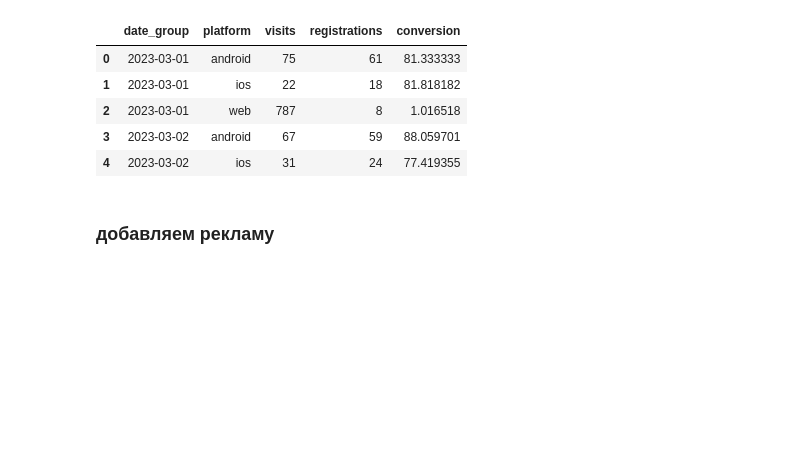
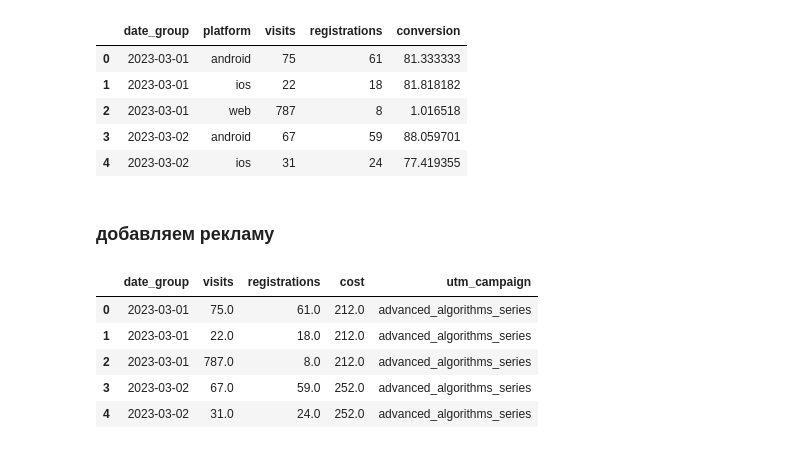
Before and after one commit to flinnhale/data-analytics-project-100, a Jupyter notebook: project-100.ipynb, the cells around one changed output. Drawn from its saved outputs; the diff is of its cells as text; code cells hidden in the pictures; blank space fills up the shorter version.

Commit message:
add ads.csv and ads.json | update notebook

```diff
--- a/project-100.ipynb
+++ b/project-100.ipynb
@@ -153,3 +153,42 @@ final_df.head()
 | 4 | 2023-03-02 | ios | 31 | 24 | 77.419355 |
 # %% [markdown]
 ### добавляем рекламу
+# %%
+# Загрузка данных о рекламных кампаниях
+ads_df = pd.read_csv('ads.csv')
+# %%
+ads_df['date'] = pd.to_datetime(ads_df['date']).dt.date
+
+# Сагрегируем данные по дате и utm_campaign, суммируем затраты
+ads_grouped = ads_df.groupby(['date', 'utm_campaign'])[['cost']].sum().reset_index()
+
+# Для дат, где не было рекламных затрат, добавим строку с 0
+ads_grouped = ads_grouped.groupby('date').agg({'utm_campaign': 'first', 'cost': 'sum'}).reset_index()
+ads_grouped['utm_campaign'] = ads_grouped['utm_campaign'].fillna('none')
+ads_grouped['cost'] = ads_grouped['cost'].fillna(0)
+
+# Объединяем датафрейм с конверсиями
+final_df['date_group'] = pd.to_datetime(final_df['date_group']).dt.date
+merged_final = pd.merge(final_df, ads_grouped, left_on='date_group', right_on='date', how='outer')
+
+# Заполняем отсутствующие значения
+merged_final['utm_campaign'] = merged_final['utm_campaign'].fillna('none')
+merged_final['cost'] = merged_final['cost'].fillna(0)
+
+# Оставляем нужные колонки в итоговом датафрейме
+final_result = merged_final[['date_group', 'visits', 'registrations', 'cost', 'utm_campaign']]
+
+# Сортируем данные по date_group
+final_result = final_result.sort_values(by='date_group')
+
+# Сохраняем итоговый датафрейм в формате JSON
+final_result.to_json('./ads.json', orient='records', date_format='iso')
+# %%
+final_result.head()
+# %% [output]
+|  | date_group | visits | registrations | cost | utm_campaign |
+| 0 | 2023-03-01 | 75.0 | 61.0 | 212.0 | advanced_algorithms_series |
+| 1 | 2023-03-01 | 22.0 | 18.0 | 212.0 | advanced_algorithms_series |
+| 2 | 2023-03-01 | 787.0 | 8.0 | 212.0 | advanced_algorithms_series |
+| 3 | 2023-03-02 | 67.0 | 59.0 | 252.0 | advanced_algorithms_series |
+| 4 | 2023-03-02 | 31.0 | 24.0 | 252.0 | advanced_algorithms_series |
```
Also changed, not shown: 2 other files.
